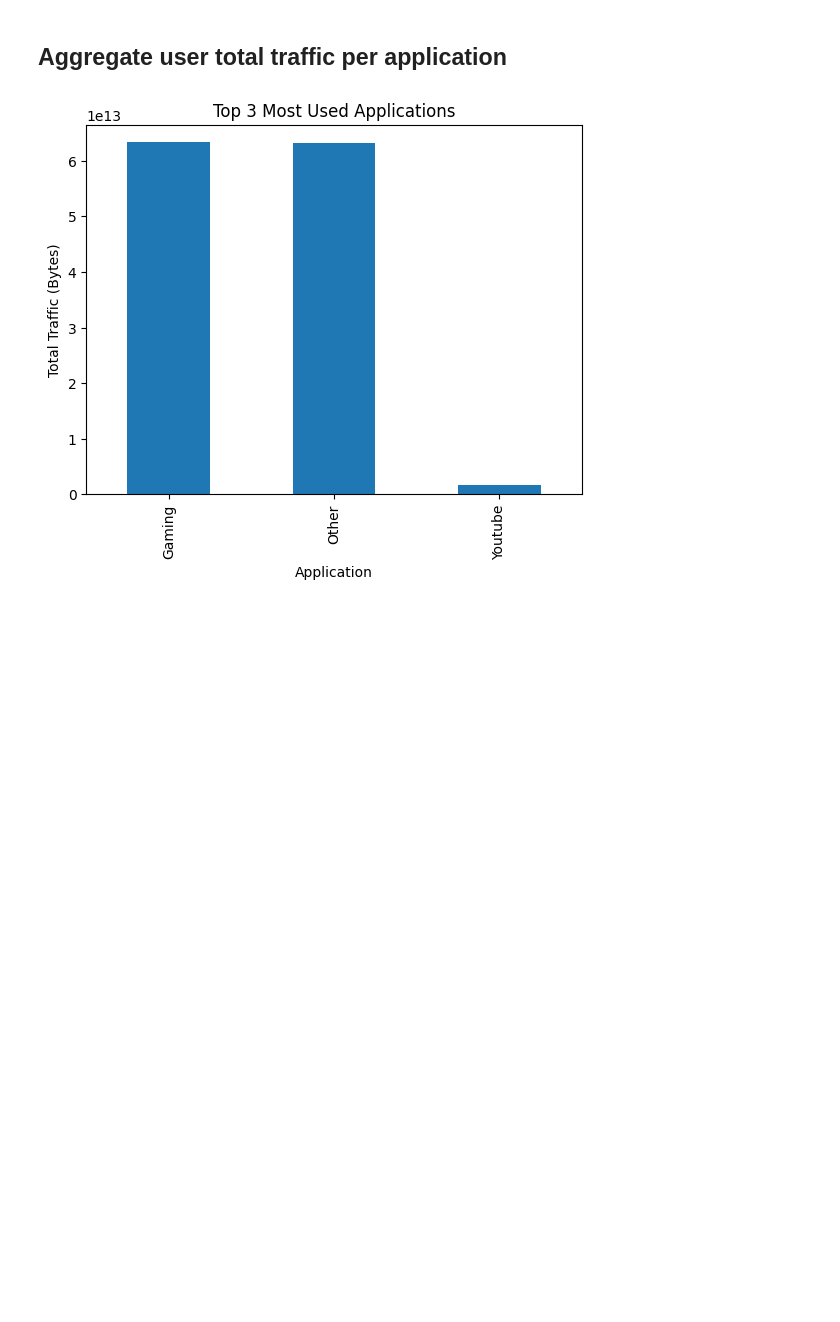
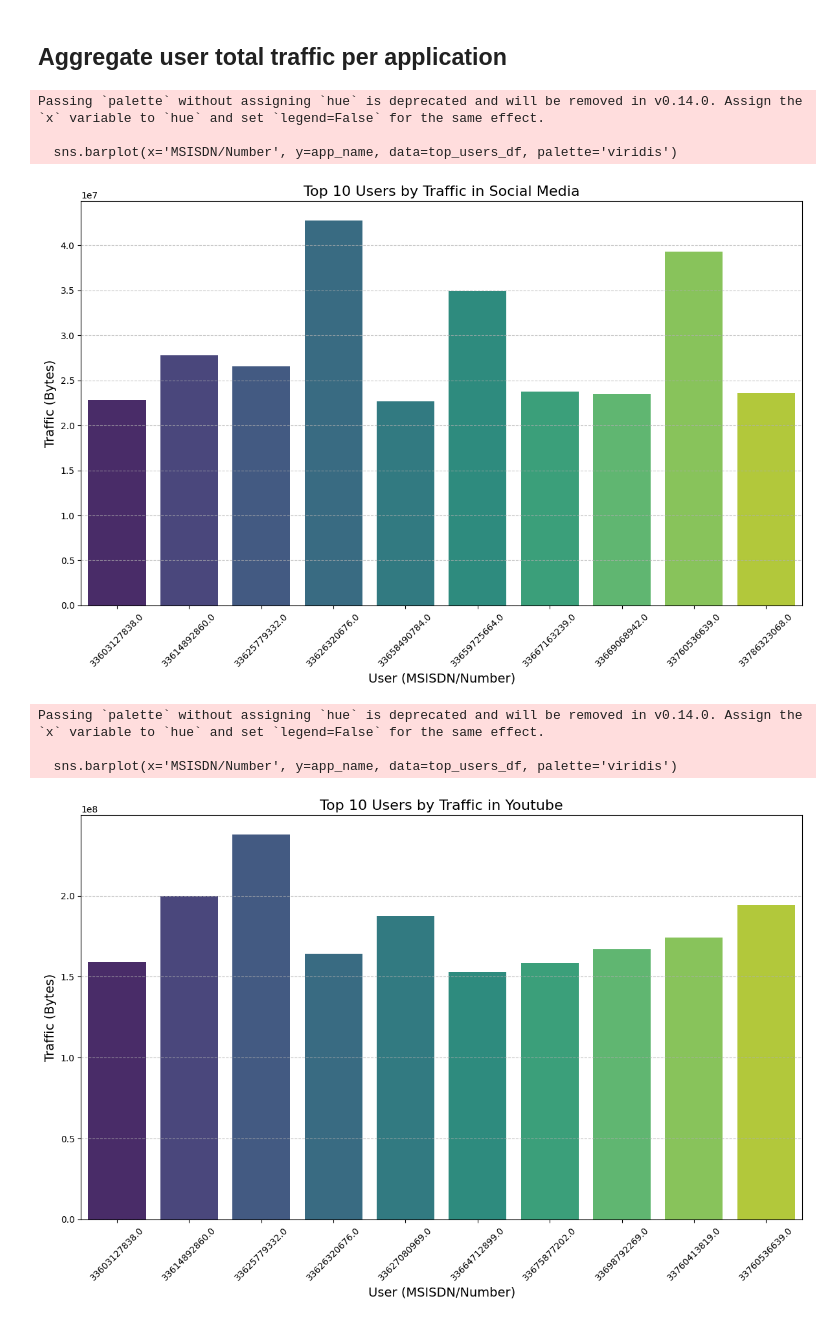
Before and after one commit to habteyesasfaw/TellCo-Telecom-User-Analytics, a Jupyter notebook: notebooks/Telecom_User_Engagement_Analysis.ipynb, the cells around one changed output. Drawn from its saved outputs; the diff is of its cells as text; code cells hidden in the pictures; blank space fills up the shorter version.

Commit message:
Implemented bar charts to visualize user traffic for each of these applications.

```diff
--- a/notebooks/Telecom_User_Engagement_Analysis.ipynb
+++ b/notebooks/Telecom_User_Engagement_Analysis.ipynb
@@ -151,8 +151,32 @@ applications = ['Social Media DL (Bytes)', 'Google DL (Bytes)', 'Email DL (Bytes
 for app in applications:
     top_users = app_usage.nlargest(10, app)[['MSISDN/Number', app]]
     top_users_per_app[app] = top_users
-# %%
-# Step 9: Plot the top 3 most used applications
-plot_top_apps(df)
-# %% [output]
-[figure, removed]
+# %%
+def plot_top_users(top_users_df, app_name):
+    plt.figure(figsize=(12, 8))
+    sns.barplot(x='MSISDN/Number', y=app_name, data=top_users_df, palette='viridis')
+    plt.title(f'Top 10 Users by Traffic in {app_name.split(" DL (Bytes)")[0]}', fontsize=16)
+    plt.xlabel('User (MSISDN/Number)', fontsize=14)
+    plt.ylabel('Traffic (Bytes)', fontsize=14)
+    plt.xticks(rotation=45)
+    plt.grid(axis='y', linestyle='--', alpha=0.7)
+    plt.tight_layout()
+    plt.show()
+
+# Plot for Social Media
+plot_top_users(top_users_per_app['Social Media DL (Bytes)'], 'Social Media DL (Bytes)')
+
+# Plot for YouTube
+plot_top_users(top_users_per_app['Youtube DL (Bytes)'], 'Youtube DL (Bytes)')
+
+# Plot for Netflix
+plot_top_users(top_users_per_app['Netflix DL (Bytes)'], 'Netflix DL (Bytes)')
+# %% [output]
+Passing `palette` without assigning `hue` is deprecated and will be removed in v0.14.0. Assign the `x` variable to `hue` and set `legend=False` for the same effect.
+
+  sns.barplot(x='MSISDN/Number', y=app_name, data=top_users_df, palette='viridis')
+[figure, added]
+Passing `palette` without assigning `hue` is deprecated and will be removed in v0.14.0. Assign the `x` variable to `hue` and set `legend=False` for the same effect.
+
+  sns.barplot(x='MSISDN/Number', y=app_name, data=top_users_df, palette='viridis')
+[figure, added]
```
Also changed, not shown: parts of 3 cells of this notebook.
